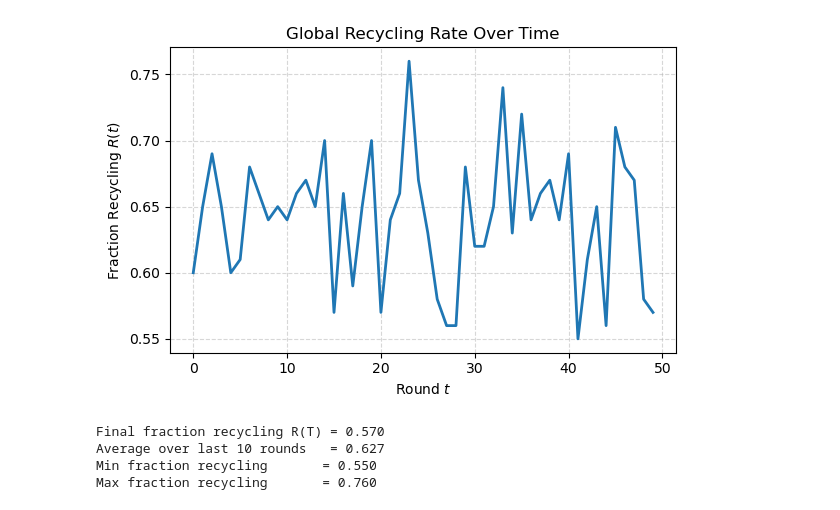
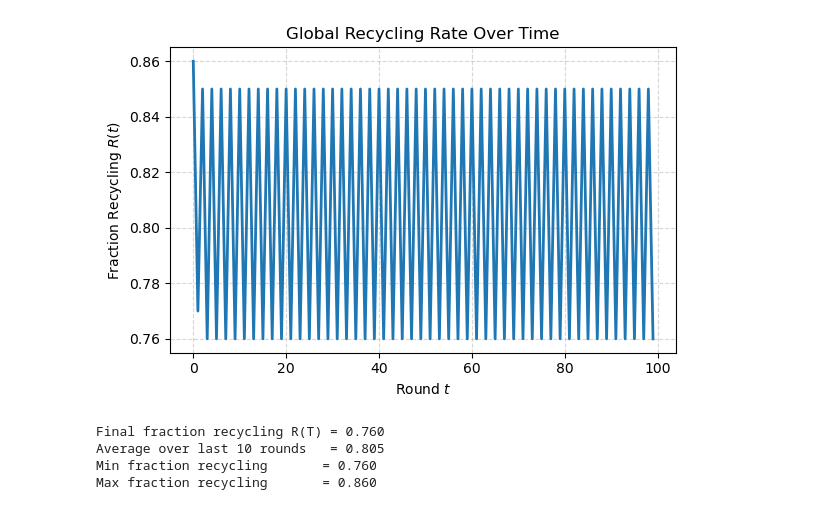
Before and after one commit to francescotiepolo/ABM_assignment, a Jupyter notebook: Draft notebook.ipynb, the cells around one changed output. Drawn from its saved outputs; the diff is of its cells as text; code cells hidden in the pictures.

Commit message:
choice between logit or best response

```diff
--- a/Draft notebook.ipynb
+++ b/Draft notebook.ipynb
@@ -27,7 +27,7 @@ class Household(Agent):
       - deltaC: surcharge carried over to next period
     """
 
-    def __init__(self, unique_id, model, P, C0, alpha, bin_id):
+    def __init__(self, unique_id, model, P, C0, alpha, bin_id, logit=False):
         super().__init__(unique_id, model)
         self.P = P
         self.C0 = C0
@@ -35,6 +35,7 @@ class Household(Agent):
         self.bin_id = bin_id
         self.lambda_param = model.lambda_param
         self.local_random = np.random.RandomState(model.seed + unique_id)
+        self.logit = logit  # Use logit choice model if True
 
 
         # Initialize variables
@@ -49,13 +50,16 @@ class Household(Agent):
     def step(self):
         U_R = self.P - (self.C0 + self.hat_deltaC) + self.alpha * self.hat_rho
         U_N = - self.alpha * self.hat_rho
-        # compute probabilities
-        m = max(U_R, U_N)
-        exp_R = math.exp((U_R - m) * self.lambda_param)
-        exp_N = math.exp((U_N - m) * self.lambda_param)
-        p_R = exp_R / (exp_R + exp_N)
-        # sample
-        self.s = (self.local_random.random() < p_R)
+        if self.logit:
+            # compute probabilities
+            m = max(U_R, U_N)
+            exp_R = math.exp((U_R - m) * self.lambda_param)
+            exp_N = math.exp((U_N - m) * self.lambda_param)
+            p_R = exp_R / (exp_R + exp_N)
+            # sample
+            self.s = (self.local_random.random() < p_R)
+        else:
+            self.s = True if (U_R > U_N) else False
 
     def advance(self):
         """
@@ -109,7 +113,7 @@ class RecyclingModel(Model):
 
     def __init__(self, N=100, L=10, M=9, k=4, beta=0.1,
                  delta=0.5, c=0.3, kappa=0.05, epsilon=0.05,
-                 alpha=0.4, K_default=10, lambda_param=1.0, seed=seed):
+                 alpha=0.4, K_default=10, logit=False, lambda_param=1.0, seed=seed):
         super().__init__()
         # 1. Seed for reproducibility
         self.seed = seed if seed is not None else 0
@@ -126,6 +130,7 @@ class RecyclingModel(Model):
         self.epsilon = epsilon
         self.alpha = alpha
         self.K_default = K_default
+        self.logit = logit
         self.lambda_param = lambda_param
 
         # 2. Build social network with NetworkX and create grid and scheduler
@@ -176,7 +181,8 @@ class RecyclingModel(Model):
                                     P=P_vals[i],
                                     C0=C0_i,
                                     alpha=1.0 if i in champions else alpha,
-                                    bin_id=bin_id)
+                                    bin_id=bin_id,
+                                    logit=self.logit)
             self.households[i] = house_agent
             self.schedule.add(house_agent)
 
@@ -261,39 +267,41 @@ if __name__ == "__main__":
         kappa=0.05,
         epsilon=0.05,
         alpha=0.4,
-        K_default=10
+        K_default=10,
+        logit=False,
+        lambda_param=0.5
     )
 
-    # Run for T=50 steps
-    T = 50
+    # Run for T steps
+    T = 100
     for _ in range(T):
         model.step()
 
     # Get model data
     model_data = model.datacollector.get_model_vars_dataframe()
 
     # Plot Recycling Rate over time
     import matplotlib.pyplot as plt
 
     plt.figure(figsize=(6,4))
     plt.plot(model_data["Global_Recycle_Rate"], lw=2)
     plt.xlabel("Round $t$")
     plt.ylabel("Fraction Recycling $R(t)$")
     plt.title("Global Recycling Rate Over Time")
     plt.grid(True, linestyle="--", alpha=0.5)
     plt.tight_layout()
     plt.show()
 
     # Print summary statistics
     final_R = model_data["Global_Recycle_Rate"].iloc[-1]
     avg_last10 = model_data["Global_Recycle_Rate"].iloc[-10:].mean()
     print(f"Final fraction recycling R(T) = {final_R:.3f}")
     print(f"Average over last 10 rounds   = {avg_last10:.3f}")
     print(f"Min fraction recycling       = {model_data['Global_Recycle_Rate'].min():.3f}")
     print(f"Max fraction recycling       = {model_data['Global_Recycle_Rate'].max():.3f}")
 # %% [output]
-[figure, old version]
+[figure, new version]
-Final fraction recycling R(T) = 0.570
-Average over last 10 rounds   = 0.627
-Min fraction recycling       = 0.550
-Max fraction recycling       = 0.760
+Final fraction recycling R(T) = 0.760
+Average over last 10 rounds   = 0.805
+Min fraction recycling       = 0.760
+Max fraction recycling       = 0.860
```
